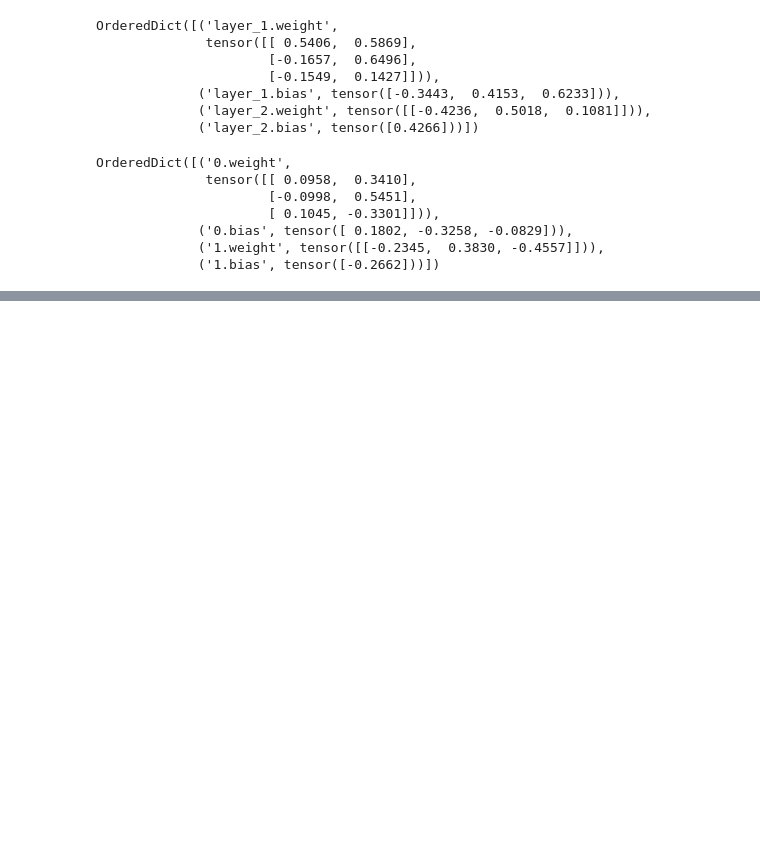
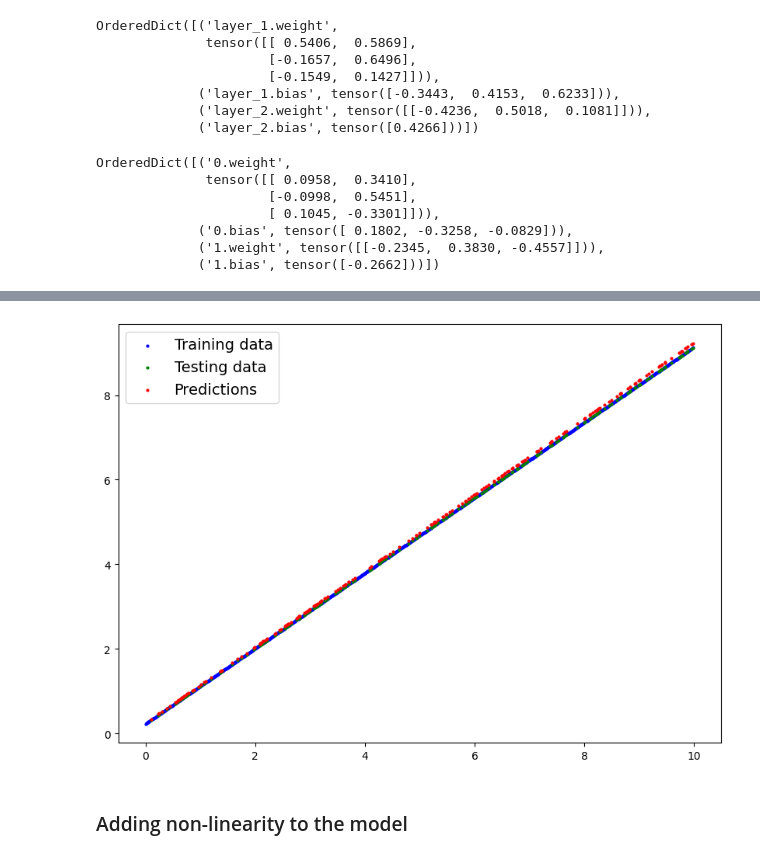
Before and after one commit to BilalAsifB/Learning-PyTorch, a Jupyter notebook: notebooks/02_pytorch_NN_classification.ipynb, the cells around one changed output, grey strips where cells are left out. Drawn from its saved outputs; the diff is of its cells as text; code cells hidden in the pictures; blank space fills up the shorter version.

```diff
--- a/notebooks/02_pytorch_NN_classification.ipynb
+++ b/notebooks/02_pytorch_NN_classification.ipynb
@@ -179,0 +304,9 @@ plot_decision_boundary(model, X_test, y_test)
+# %%
+regression_model = nn.Sequential(
+    nn.Linear(in_features=X_train_regression.shape[1],
+              out_features=16),
+    nn.Linear(in_features=16,
+              out_features=8),
+    nn.Linear(in_features=8,
+              out_features=y_train_regression.shape[1]),
+).to(DEVICE)
@@ -179,0 +321,25 @@ plot_decision_boundary(model, X_test, y_test)
+# %%
+loss_fn = nn.L1Loss()
+optimizer = torch.optim.SGD(params=regression_model.parameters(),
+                            lr=0.001)
+# %%
+torch.manual_seed(RANDOM_SEED)
+torch.cuda.manual_seed(RANDOM_SEED)
+
+epochs = 200
+
+for epoch in range(epochs + 1):
+    regression_model.train()
+    train_preds = regression_model(X_train_regression)
+    train_loss = loss_fn(train_preds, y_train_regression)
+    optimizer.zero_grad()
+    train_loss.backward()
+    optimizer.step()
+
+    regression_model.eval()
+    with torch.inference_mode():
+        test_preds = regression_model(X_test_regression)
+        test_loss = loss_fn(test_preds, y_test_regression)
+
+    if epoch % 10 == 0:
+        print(f'~ Epoch: {epoch}:\nTraining loss: {train_loss:.6} | Testing_loss: {test_loss:.6}')
@@ -179,0 +364,14 @@ plot_decision_boundary(model, X_test, y_test)
+# %%
+regression_model.eval()
+with torch.inference_mode():
+    preds = regression_model(X_test_regression)
+# %%
+plot_predictions(predictions=preds,
+                 train_data=X_train_regression,
+                 train_labels=y_train_regression,
+                 test_data=X_test_regression,
+                 test_labels=y_test_regression)
+# %% [output]
+[figure, added]
+# %% [markdown]
+### Adding non-linearity to the model
```
Also changed, not shown: parts of 21 cells of this notebook.
